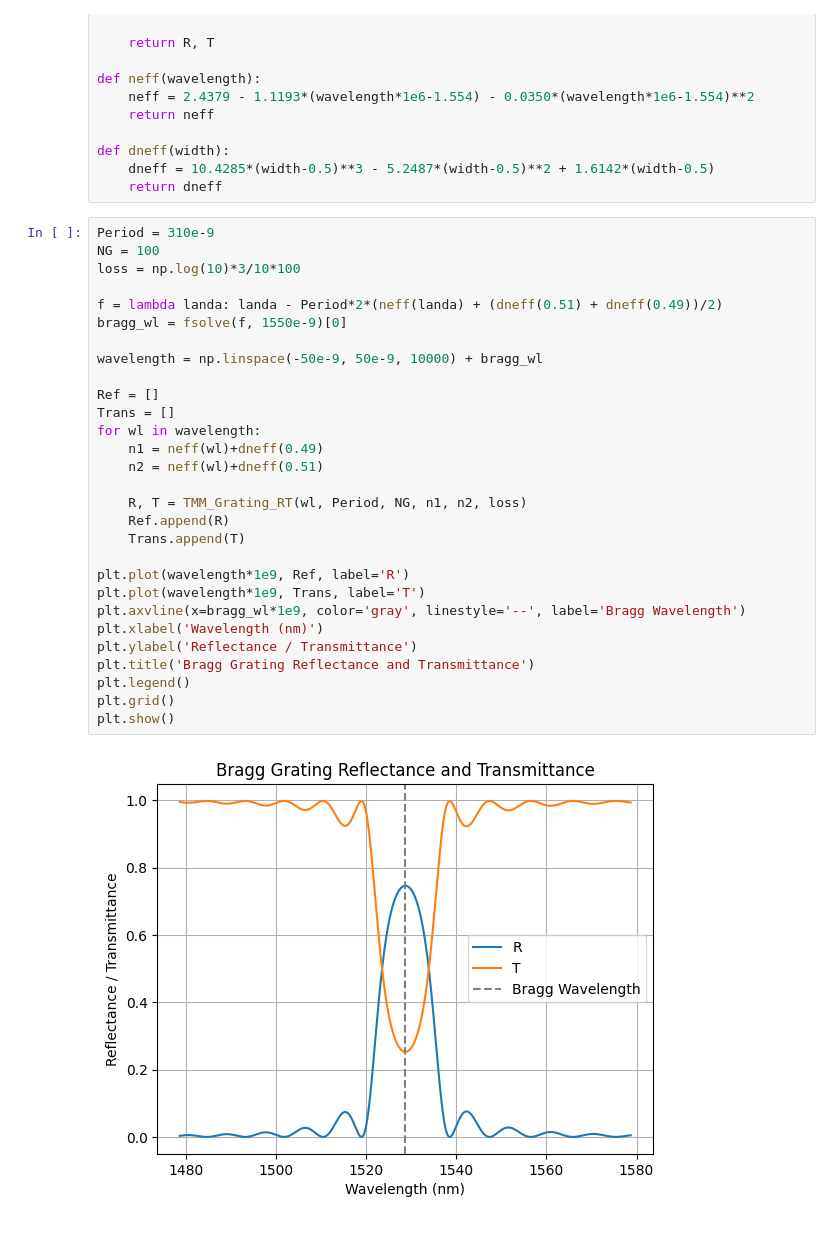
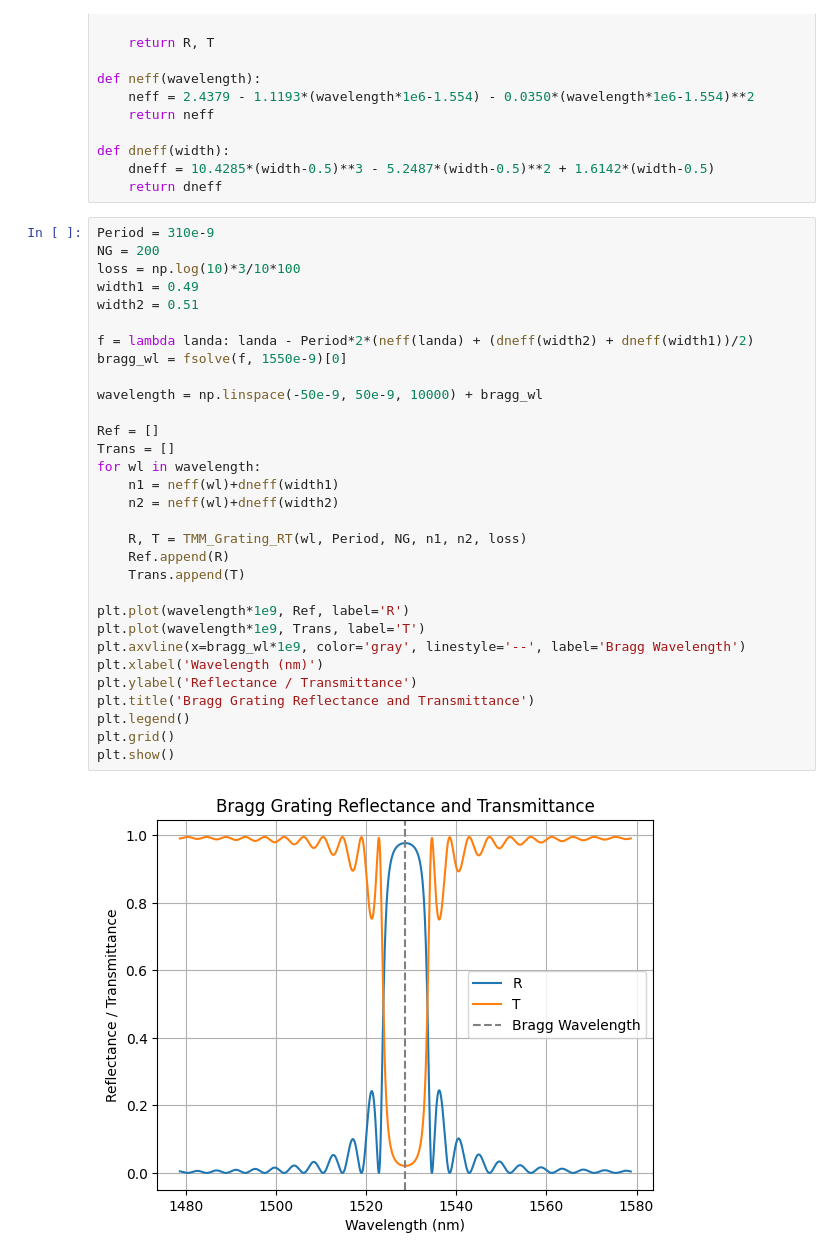
Before and after one commit to arjoansa-a11y/gds-tests, a Jupyter notebook: Bragg_Grating.ipynb, the cells around one changed output. Saved outputs shown, nothing was run; the diff lists cells and outputs as text.

```diff
--- a/Bragg_Grating.ipynb
+++ b/Bragg_Grating.ipynb
@@ -60,32 +60,34 @@ def dneff(width):
     return dneff
 # %%
 Period = 310e-9
-NG = 100
+NG = 200
 loss = np.log(10)*3/10*100
+width1 = 0.49
+width2 = 0.51
 
-f = lambda landa: landa - Period*2*(neff(landa) + (dneff(0.51) + dneff(0.49))/2)
+f = lambda landa: landa - Period*2*(neff(landa) + (dneff(width2) + dneff(width1))/2)
 bragg_wl = fsolve(f, 1550e-9)[0]
 
 wavelength = np.linspace(-50e-9, 50e-9, 10000) + bragg_wl
 
 Ref = []
 Trans = []
 for wl in wavelength:
-    n1 = neff(wl)+dneff(0.49)
-    n2 = neff(wl)+dneff(0.51)
+    n1 = neff(wl)+dneff(width1)
+    n2 = neff(wl)+dneff(width2)
 
     R, T = TMM_Grating_RT(wl, Period, NG, n1, n2, loss)
     Ref.append(R)
     Trans.append(T)
 
 plt.plot(wavelength*1e9, Ref, label='R')
 plt.plot(wavelength*1e9, Trans, label='T')
 plt.axvline(x=bragg_wl*1e9, color='gray', linestyle='--', label='Bragg Wavelength')
 plt.xlabel('Wavelength (nm)')
 plt.ylabel('Reflectance / Transmittance')
 plt.title('Bragg Grating Reflectance and Transmittance')
 plt.legend()
 plt.grid()
 plt.show()
 # %% [output]
-[figure, old version]
+[figure, new version]
```
Also changed, not shown: parts of 2 cells of this notebook, 1 other file.
